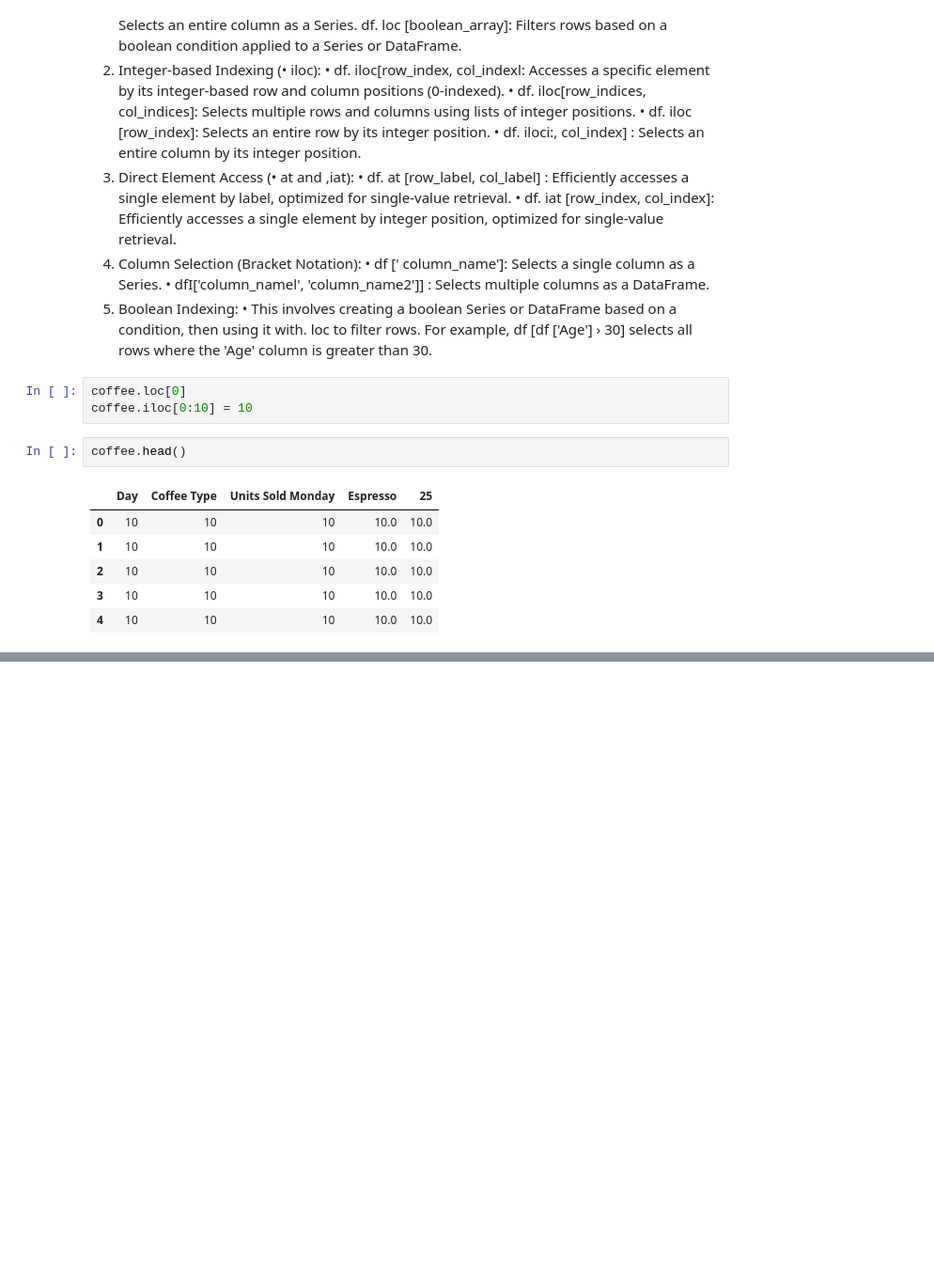
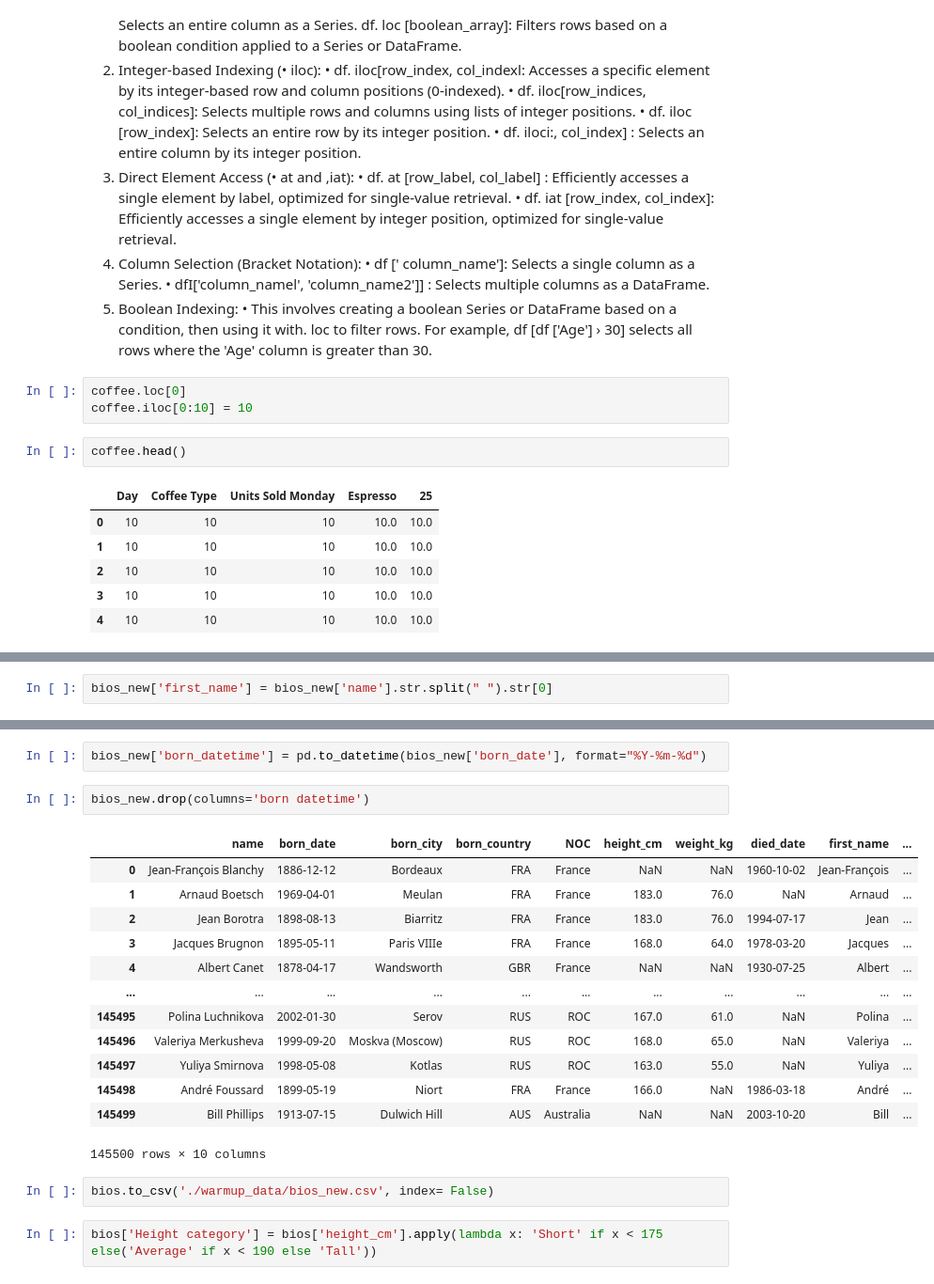
Before and after one commit to Soham-047/Data_Analysis, a Jupyter notebook: pandas.ipynb, the cells around one changed output, grey strips where cells are left out. Shown: that part at 94% size. Drawn from its saved outputs; the diff is of its cells as text; blank space fills up the shorter version.

```diff
--- a/pandas.ipynb
+++ b/pandas.ipynb
@@ -129,0 +291,2 @@ KeyError: 'Coffee Type'
+# %%
+bios_new['first_name'] = bios_new['name'].str.split(" ").str[0]
@@ -129,0 +334,22 @@ KeyError: 'Coffee Type'
+# %%
+bios_new['born_datetime'] = pd.to_datetime(bios_new['born_date'], format="%Y-%m-%d")
+# %%
+bios_new.drop(columns='born datetime')
+# %% [output]
+|  | name | born_date | born_city | born_country | NOC | height_cm | weight_kg | died_date | first_name | ... |
+| 0 | Jean-François Blanchy | 1886-12-12 | Bordeaux | FRA | France | NaN | NaN | 1960-10-02 | Jean-François | ... |
+| 1 | Arnaud Boetsch | 1969-04-01 | Meulan | FRA | France | 183.0 | 76.0 | NaN | Arnaud | ... |
+| 2 | Jean Borotra | 1898-08-13 | Biarritz | FRA | France | 183.0 | 76.0 | 1994-07-17 | Jean | ... |
+| 3 | Jacques Brugnon | 1895-05-11 | Paris VIIIe | FRA | France | 168.0 | 64.0 | 1978-03-20 | Jacques | ... |
+| 4 | Albert Canet | 1878-04-17 | Wandsworth | GBR | France | NaN | NaN | 1930-07-25 | Albert | ... |
+| ... | ... | ... | ... | ... | ... | ... | ... | ... | ... | ... |
+| 145495 | Polina Luchnikova | 2002-01-30 | Serov | RUS | ROC | 167.0 | 61.0 | NaN | Polina | ... |
+| 145496 | Valeriya Merkusheva | 1999-09-20 | Moskva (Moscow) | RUS | ROC | 168.0 | 65.0 | NaN | Valeriya | ... |
+| 145497 | Yuliya Smirnova | 1998-05-08 | Kotlas | RUS | ROC | 163.0 | 55.0 | NaN | Yuliya | ... |
+| 145498 | André Foussard | 1899-05-19 | Niort | FRA | France | 166.0 | NaN | 1986-03-18 | André | ... |
+| 145499 | Bill Phillips | 1913-07-15 | Dulwich Hill | AUS | Australia | NaN | NaN | 2003-10-20 | Bill | ... |
+145500 rows × 10 columns
+# %%
+bios.to_csv('./warmup_data/bios_new.csv', index= False)
+# %%
+bios['Height category'] = bios['height_cm'].apply(lambda x: 'Short' if x < 175 else('Average' if x < 190 else 'Tall'))
```
Also changed, not shown: parts of 25 cells of this notebook, 1 other file.
